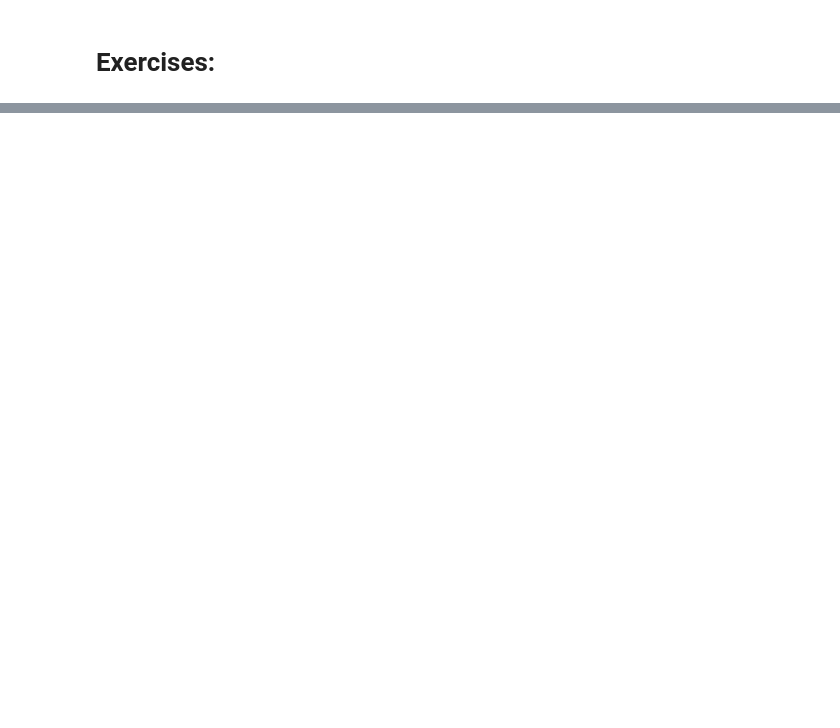
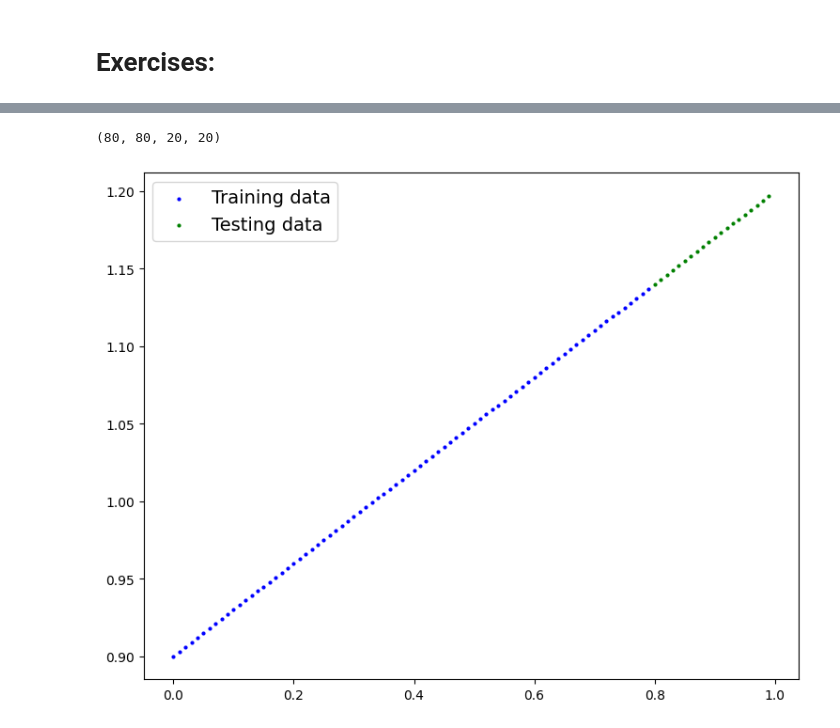
Before and after one commit to srikrish2812/pytorch_practice, a Jupyter notebook: torch_1_workflow.ipynb, the cells around one changed output, grey strips where cells are left out. Saved outputs shown, nothing was run; the diff lists cells and outputs as text; code cells hidden in the pictures; blank space fills up the shorter version.

Commit message:
torch_01_workflow completed and exercises completed

```diff
--- a/torch_1_workflow.ipynb
+++ b/torch_1_workflow.ipynb
@@ -636,0 +639,21 @@ tensor([[0.8600],
+# %%
+weight=0.3
+bias = 0.9
+
+start = 0
+end =1
+step =0.01
+
+X = torch.arange(start, end, step).unsqueeze(dim=1)
+y = weight*X + bias
+
+train_split = int(0.8*len(X))
+X_train, y_train = X[:train_split], y[:train_split]
+X_test, y_test = X[train_split:], y[train_split:]
+len(X_train), len(y_train), len(X_test), len(y_test)
+# %% [output]
+(80, 80, 20, 20)
+# %%
+plot_predictions(X_train, y_train, X_test, y_test)
+# %% [output]
+[figure, added]
```
Also changed, not shown: parts of 22 cells of this notebook.
